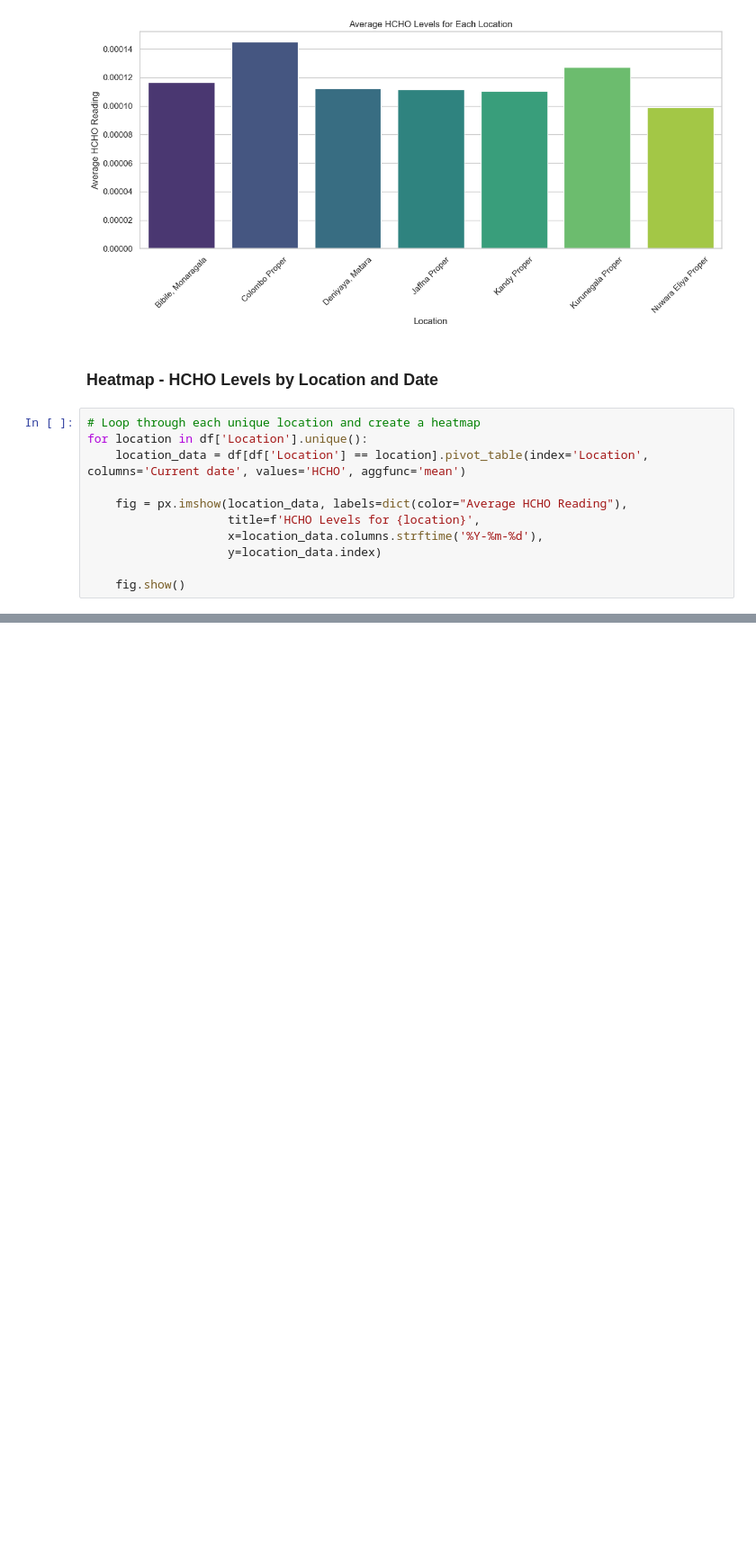
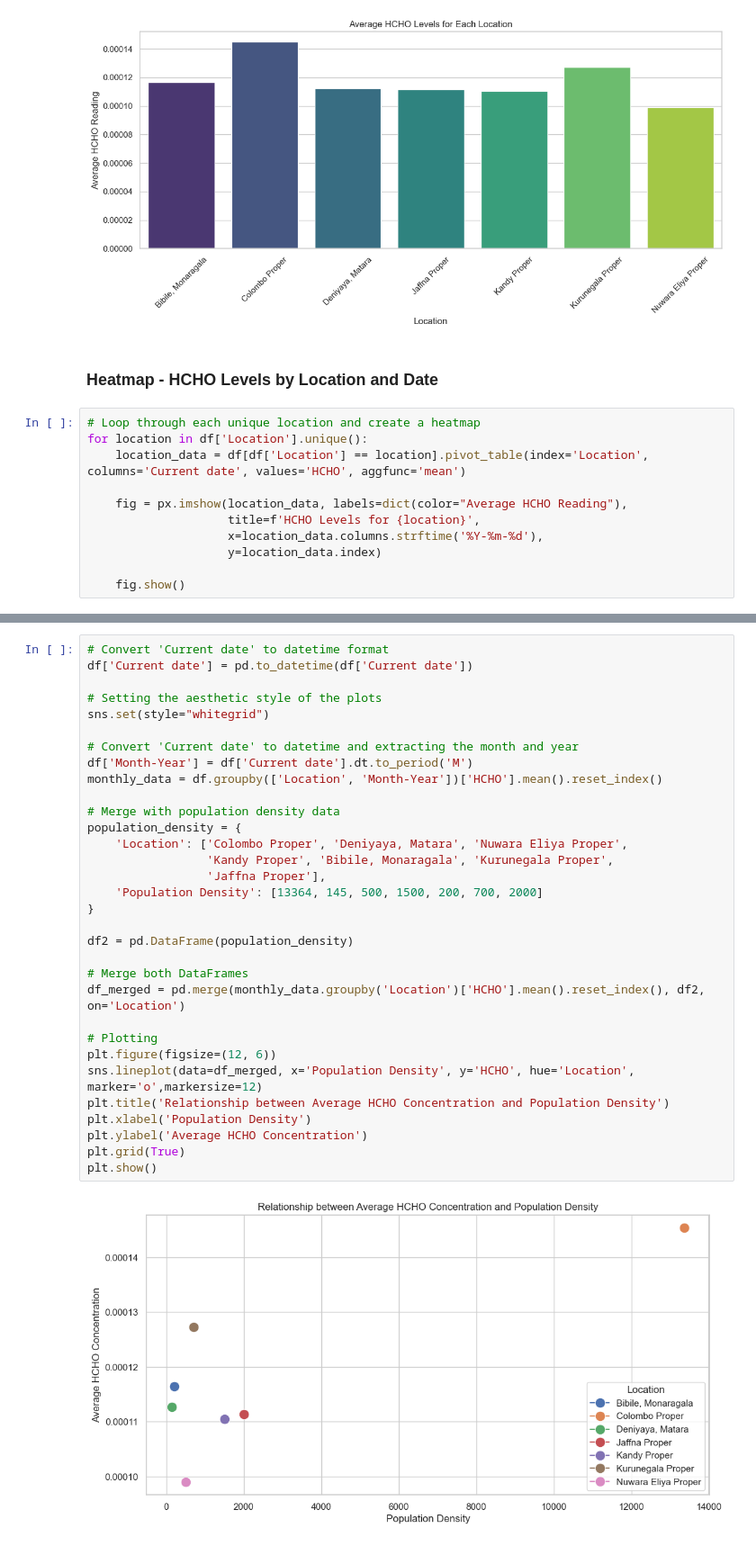
Before and after one commit to ChavinduDulaj/HCHO-Prediction-using-Data-Engineering, a Jupyter notebook: Spatio-Temporal_Analysis.ipynb, the cells around one changed output, grey strips where cells are left out. Shown at 90% size. Drawn from its saved outputs; the diff is of its cells as text; blank space fills up the shorter version.

```diff
--- a/Spatio-Temporal_Analysis.ipynb
+++ b/Spatio-Temporal_Analysis.ipynb
@@ -290,0 +426,34 @@ for location in df['Location'].unique():
+# %%
+# Convert 'Current date' to datetime format
+df['Current date'] = pd.to_datetime(df['Current date'])
+
+# Setting the aesthetic style of the plots
+sns.set(style="whitegrid")
+
+# Convert 'Current date' to datetime and extracting the month and year
+df['Month-Year'] = df['Current date'].dt.to_period('M')
+monthly_data = df.groupby(['Location', 'Month-Year'])['HCHO'].mean().reset_index()
+
+# Merge with population density data
+population_density = {
+    'Location': ['Colombo Proper', 'Deniyaya, Matara', 'Nuwara Eliya Proper',
+                 'Kandy Proper', 'Bibile, Monaragala', 'Kurunegala Proper',
+                 'Jaffna Proper'],
+    'Population Density': [13364, 145, 500, 1500, 200, 700, 2000]
+}
+
+df2 = pd.DataFrame(population_density)
+
+# Merge both DataFrames
+df_merged = pd.merge(monthly_data.groupby('Location')['HCHO'].mean().reset_index(), df2, on='Location')
+
+# Plotting
+plt.figure(figsize=(12, 6))
+sns.lineplot(data=df_merged, x='Population Density', y='HCHO', hue='Location', marker='o',markersize=12)
+plt.title('Relationship between Average HCHO Concentration and Population Density')
+plt.xlabel('Population Density')
+plt.ylabel('Average HCHO Concentration')
+plt.grid(True)
+plt.show()
+# %% [output]
+[figure, added]
```
Also changed, not shown: parts of 9 cells of this notebook, 3 other files.
